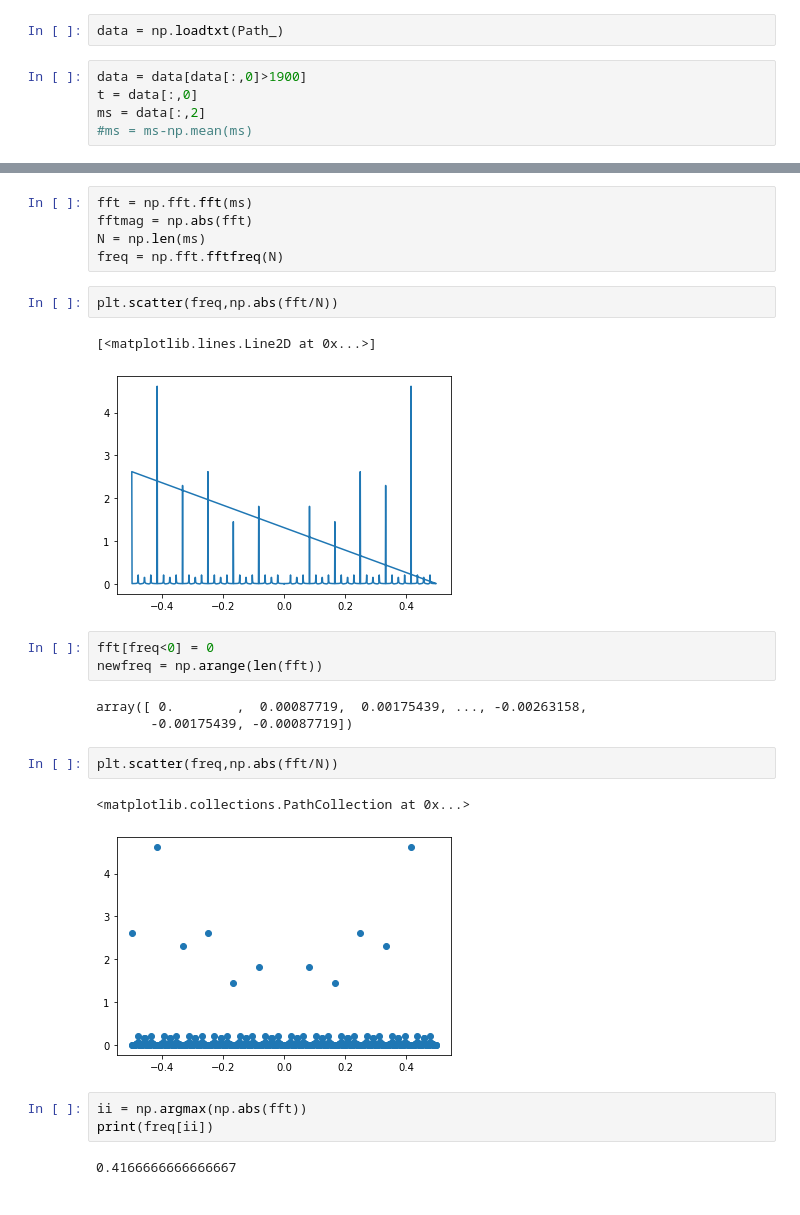
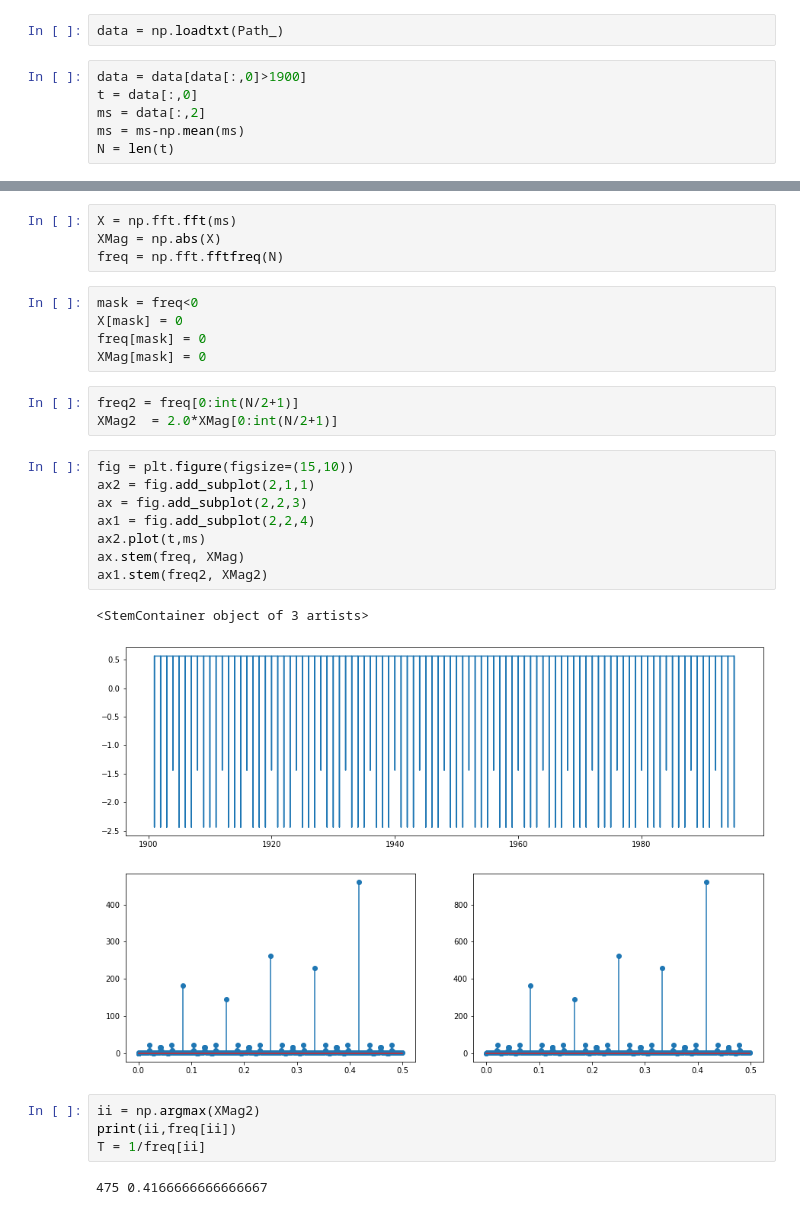
Before and after one commit to juanpablosalas/DanielDoradoJuanPabloSalas, a Jupyter notebook: Semana2_DanielDorado_JuanPabloSalas.ipynb, the cells around one changed output, grey strips where cells are left out. Drawn from its saved outputs; the diff is of its cells as text.

```diff
--- a/Semana2_DanielDorado_JuanPabloSalas.ipynb
+++ b/Semana2_DanielDorado_JuanPabloSalas.ipynb
@@ -63,4 +63,5 @@ data = np.loadtxt(Path_)
 data = data[data[:,0]>1900]
 t = data[:,0]
 ms = data[:,2]
-#ms = ms-np.mean(ms)
+ms = ms-np.mean(ms)
+N = len(t)
@@ -72,26 +68,29 @@ plt.plot(ms)
 # %%
-fft = np.fft.fft(ms)
-fftmag = np.abs(fft)
-N = np.len(ms)
+X = np.fft.fft(ms)
+XMag = np.abs(X)
 freq = np.fft.fftfreq(N)
-# %%
-plt.scatter(freq,np.abs(fft/N))
-# %% [output]
-[<matplotlib.lines.Line2D at 0x...>]
-[figure, removed]
-# %%
-fft[freq<0] = 0
-newfreq = np.arange(len(fft))
-# %% [output]
-array([ 0.        ,  0.00087719,  0.00175439, ..., -0.00263158,
-       -0.00175439, -0.00087719])
-# %%
-plt.scatter(freq,np.abs(fft/N))
-# %% [output]
-<matplotlib.collections.PathCollection at 0x...>
-[figure, removed]
+# %%
+mask = freq<0
+X[mask] = 0
+freq[mask] = 0
+XMag[mask] = 0
+# %%
+freq2 = freq[0:int(N/2+1)]
+XMag2  = 2.0*XMag[0:int(N/2+1)]
+# %%
+fig = plt.figure(figsize=(15,10))
+ax2 = fig.add_subplot(2,1,1)
+ax = fig.add_subplot(2,2,3)
+ax1 = fig.add_subplot(2,2,4)
+ax2.plot(t,ms)
+ax.stem(freq, XMag)
+ax1.stem(freq2, XMag2)
+# %% [output]
+<StemContainer object of 3 artists>
+[figure, added]
 # %%
-ii = np.argmax(np.abs(fft))
-print(freq[ii])
+ii = np.argmax(XMag2)
+print(ii,freq[ii])
+T = 1/freq[ii]
 # %% [output]
-0.4166666666666667
+475 0.4166666666666667
```
Also changed, not shown: parts of 12 cells of this notebook, 4 other files.
